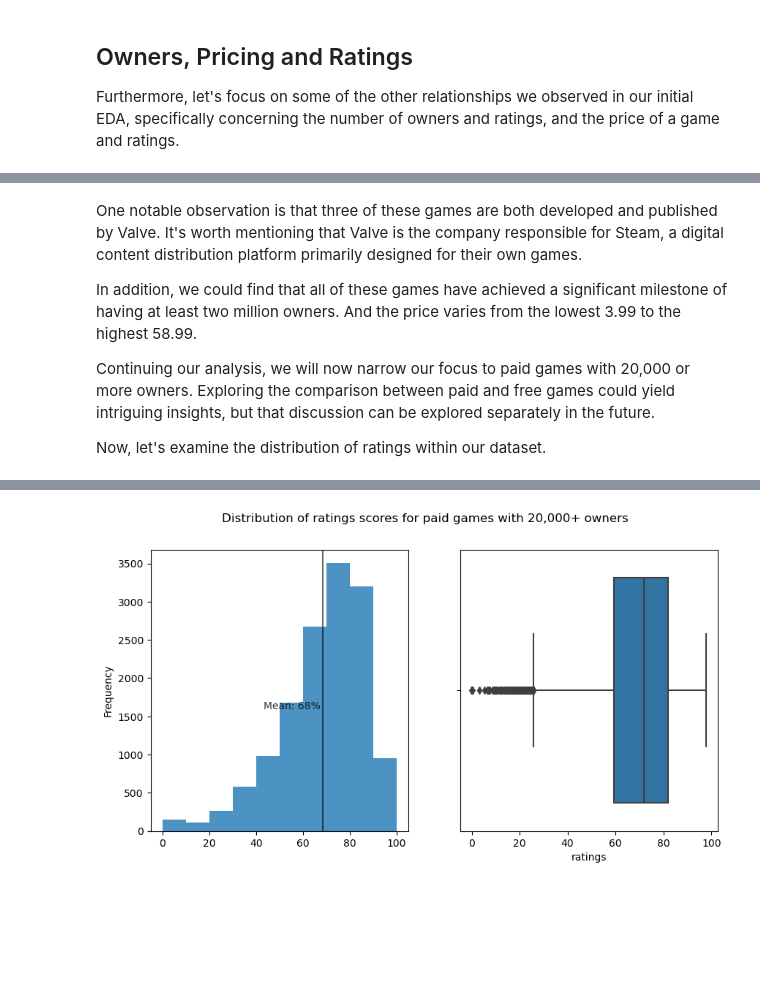
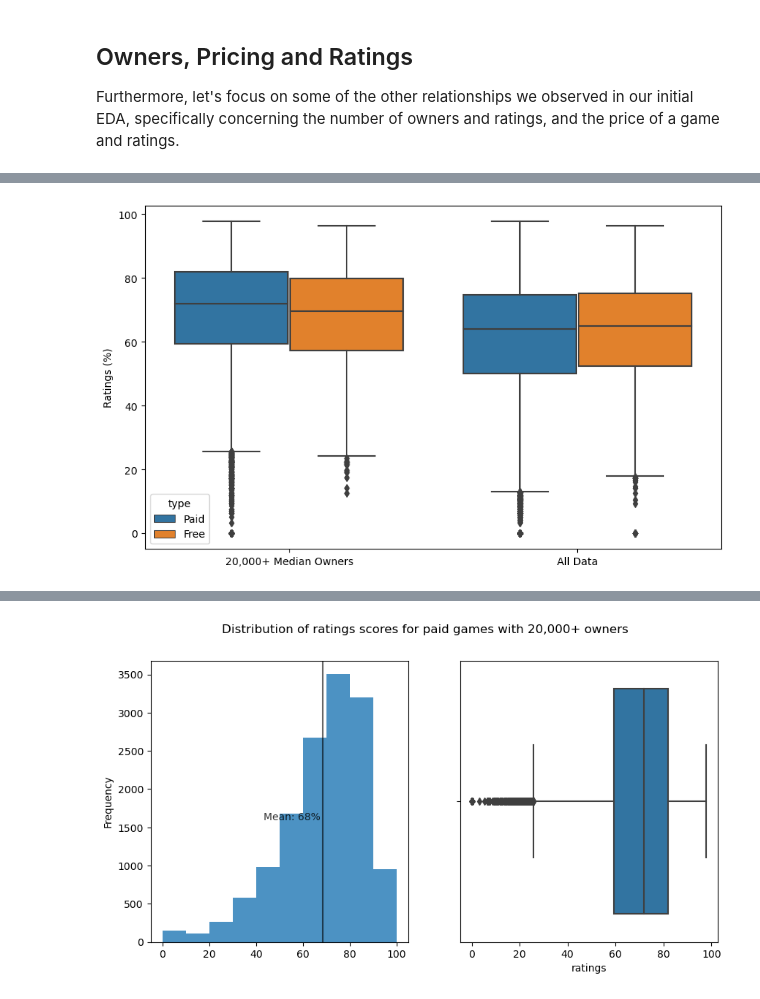
Before and after one commit to simondesh/FinalProjectDS105, a Jupyter notebook: src/Exploratory-Data-Analysis.ipynb, the cells around one changed output, grey strips where cells are left out. Saved outputs shown, nothing was run; the diff lists cells and outputs as text; code cells hidden in the pictures; blank space fills up the shorter version.

```diff
--- a/src/Exploratory-Data-Analysis.ipynb
+++ b/src/Exploratory-Data-Analysis.ipynb
@@ -502,8 +462,15 @@ display(top_ten[display_cols])
-# %% [markdown]
-One notable observation is that three of these games are both developed and published by Valve. It's worth mentioning that Valve is the company responsible for Steam, a digital content distribution platform primarily designed for their own games.
-
-In addition, we could find that all of these games have achieved a significant milestone of having at least two million owners. And the price varies from the lowest 3.99 to the highest 58.99.
-
-Continuing our analysis, we will now narrow our focus to paid games with 20,000 or more owners. Exploring the comparison between paid and free games could yield intriguing insights, but that discussion can be explored separately in the future.
-
-Now, let's examine the distribution of ratings within our dataset.
+# %%
+fig = plt.figure(figsize=(10,6))
+
+dfa = df_overview[df_overview.median_owners >= 20000].copy()
+dfa['subset'] = '20,000+ Median Owners'
+
+dfb = df_overview.copy()
+dfb['subset'] = 'All Data'
+
+ax = sns.boxplot(x='subset', y='ratings', hue='type', data=pd.concat([dfa, dfb]))
+
+ax.set(xlabel='', ylabel='Ratings (%)')
+plt.show()
+# %% [output]
+[figure, added]
```
Also changed, not shown: parts of 6 cells of this notebook.
